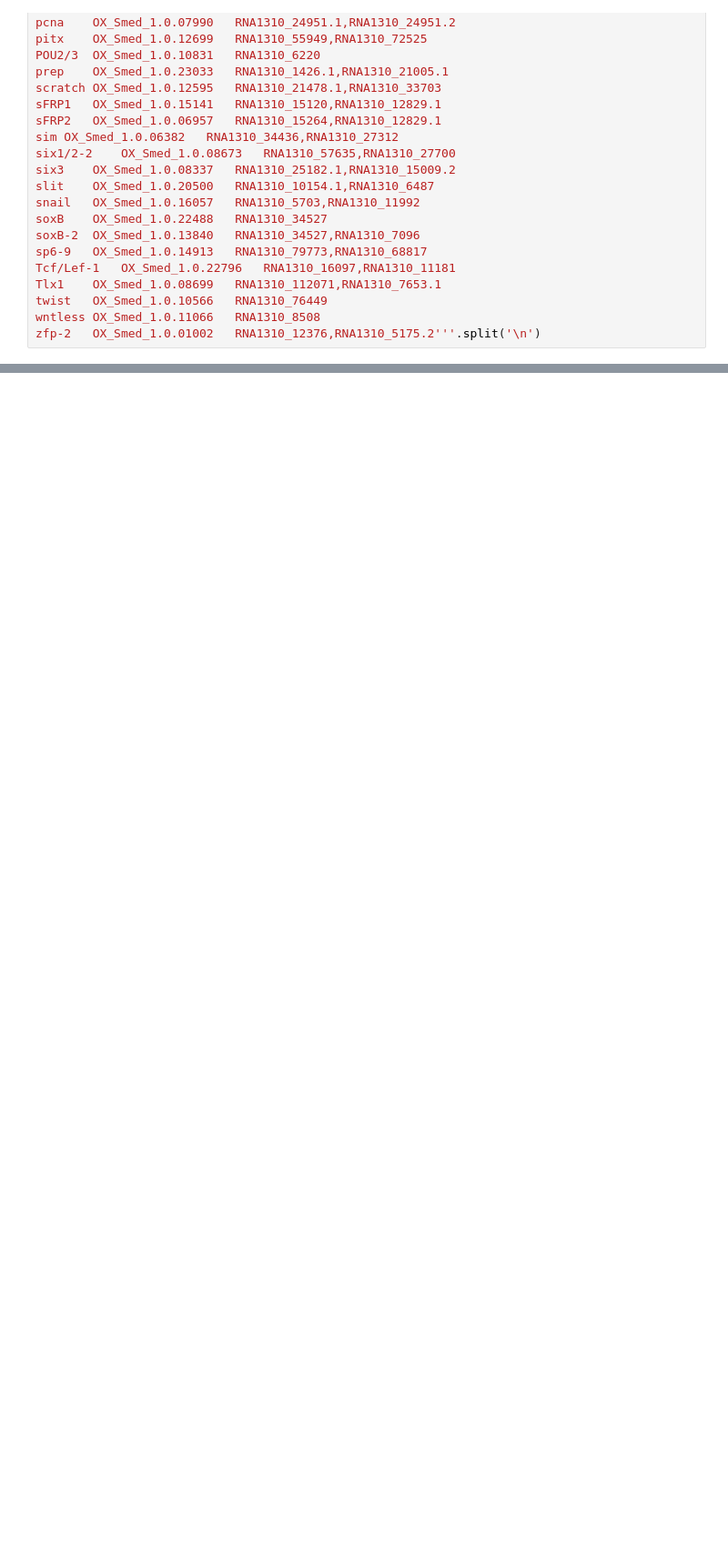
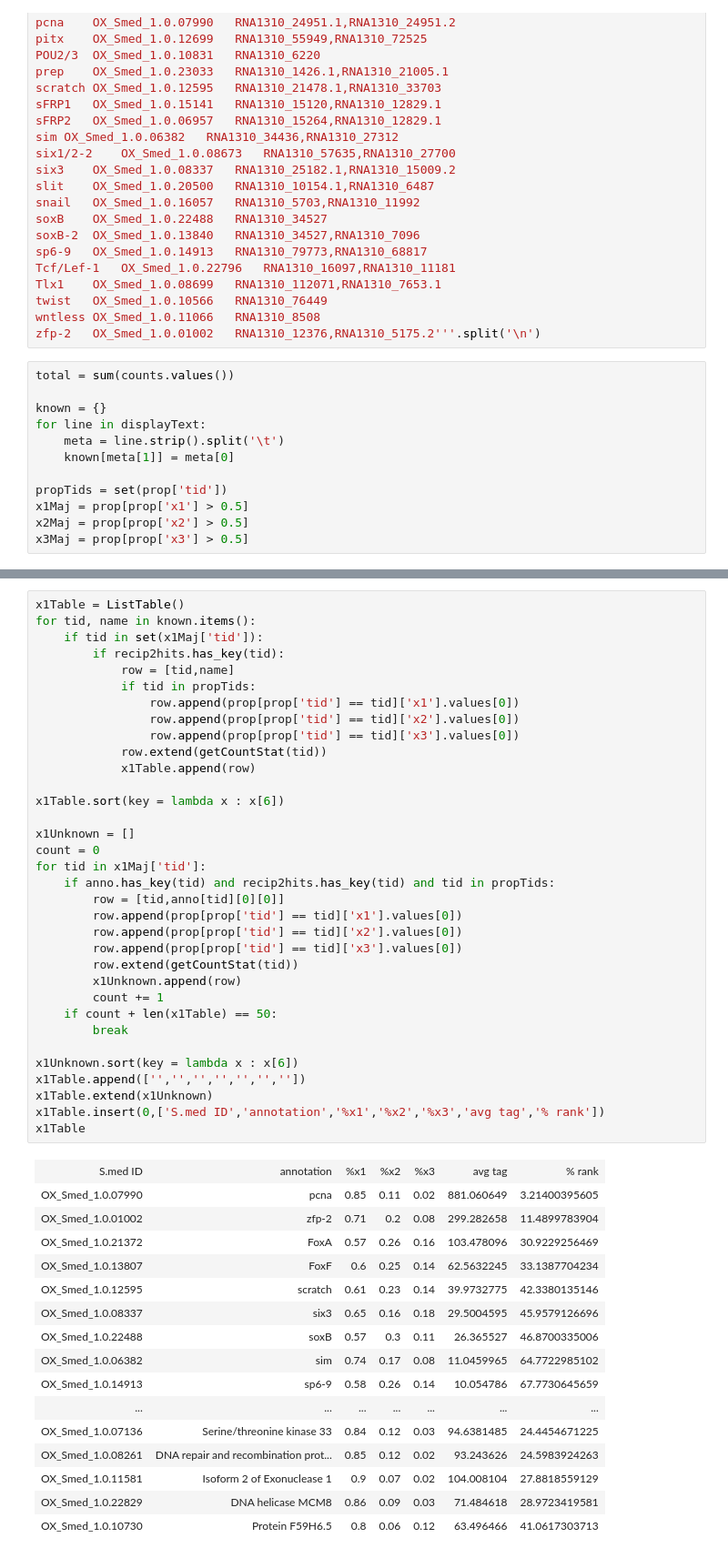
Before and after one commit to damiankao/mlig-regeneration-transcriptome, a Jupyter notebook: 000_smed-mlig-ortho.ipynb, the cells around one changed output, grey strips where cells are left out. Shown: that part at 91% size. Saved outputs shown, nothing was run; the diff lists cells and outputs as text; blank space fills up the shorter version.

```diff
--- a/000_smed-mlig-ortho.ipynb
+++ b/000_smed-mlig-ortho.ipynb
@@ -126,3 +142,15 @@ Tlx1	OX_Smed_1.0.08699	RNA1310_112071,RNA1310_7653.1
 twist	OX_Smed_1.0.10566	RNA1310_76449
 wntless	OX_Smed_1.0.11066	RNA1310_8508
 zfp-2	OX_Smed_1.0.01002	RNA1310_12376,RNA1310_5175.2'''.split('\n')
+# %%
+total = sum(counts.values())
+
+known = {}
+for line in displayText:
+    meta = line.strip().split('\t')
+    known[meta[1]] = meta[0]
+
+propTids = set(prop['tid'])
+x1Maj = prop[prop['x1'] > 0.5]
+x2Maj = prop[prop['x2'] > 0.5]
+x3Maj = prop[prop['x3'] > 0.5]
@@ -182,0 +180,51 @@ displayTable
+# %%
+x1Table = ListTable()
+for tid, name in known.items():
+    if tid in set(x1Maj['tid']):
+        if recip2hits.has_key(tid):
+            row = [tid,name]
+            if tid in propTids:
+                row.append(prop[prop['tid'] == tid]['x1'].values[0])
+                row.append(prop[prop['tid'] == tid]['x2'].values[0])
+                row.append(prop[prop['tid'] == tid]['x3'].values[0])
+            row.extend(getCountStat(tid))
+            x1Table.append(row)
+
+x1Table.sort(key = lambda x : x[6])
+
+x1Unknown = []
+count = 0
+for tid in x1Maj['tid']:
+    if anno.has_key(tid) and recip2hits.has_key(tid) and tid in propTids:
+        row = [tid,anno[tid][0][0]]
+        row.append(prop[prop['tid'] == tid]['x1'].values[0])
+        row.append(prop[prop['tid'] == tid]['x2'].values[0])
+        row.append(prop[prop['tid'] == tid]['x3'].values[0])
+        row.extend(getCountStat(tid))
+        x1Unknown.append(row)
+        count += 1
+    if count + len(x1Table) == 50:
+        break
+
+x1Unknown.sort(key = lambda x : x[6])
+x1Table.append(['','','','','','',''])
+x1Table.extend(x1Unknown)
+x1Table.insert(0,['S.med ID','annotation','%x1','%x2','%x3','avg tag','% rank'])
+x1Table
+# %% [output]
+| S.med ID | annotation | %x1 | %x2 | %x3 | avg tag | % rank |
+| OX_Smed_1.0.07990 | pcna | 0.85 | 0.11 | 0.02 | 881.060649 | 3.21400395605 |
+| OX_Smed_1.0.01002 | zfp-2 | 0.71 | 0.2 | 0.08 | 299.282658 | 11.4899783904 |
+| OX_Smed_1.0.21372 | FoxA | 0.57 | 0.26 | 0.16 | 103.478096 | 30.9229256469 |
+| OX_Smed_1.0.13807 | FoxF | 0.6 | 0.25 | 0.14 | 62.5632245 | 33.1387704234 |
+| OX_Smed_1.0.12595 | scratch | 0.61 | 0.23 | 0.14 | 39.9732775 | 42.3380135146 |
+| OX_Smed_1.0.08337 | six3 | 0.65 | 0.16 | 0.18 | 29.5004595 | 45.9579126696 |
+| OX_Smed_1.0.22488 | soxB | 0.57 | 0.3 | 0.11 | 26.365527 | 46.8700335006 |
+| OX_Smed_1.0.06382 | sim | 0.74 | 0.17 | 0.08 | 11.0459965 | 64.7722985102 |
+| OX_Smed_1.0.14913 | sp6-9 | 0.58 | 0.26 | 0.14 | 10.054786 | 67.7730645659 |
+| ... | ... | ... | ... | ... | ... | ... |
+| OX_Smed_1.0.07136 | Serine/threonine kinase 33 | 0.84 | 0.12 | 0.03 | 94.6381485 | 24.4454671225 |
+| OX_Smed_1.0.08261 | DNA repair and recombination prot... | 0.85 | 0.12 | 0.02 | 93.243626 | 24.5983924263 |
+| OX_Smed_1.0.11581 | Isoform 2 of Exonuclease 1 | 0.9 | 0.07 | 0.02 | 104.008104 | 27.8818559129 |
+| OX_Smed_1.0.22829 | DNA helicase MCM8 | 0.86 | 0.09 | 0.03 | 71.484618 | 28.9723419581 |
+| OX_Smed_1.0.10730 | Protein F59H6.5 | 0.8 | 0.06 | 0.12 | 63.496466 | 41.0617303713 |
```
Also changed, not shown: parts of 10 cells of this notebook.
